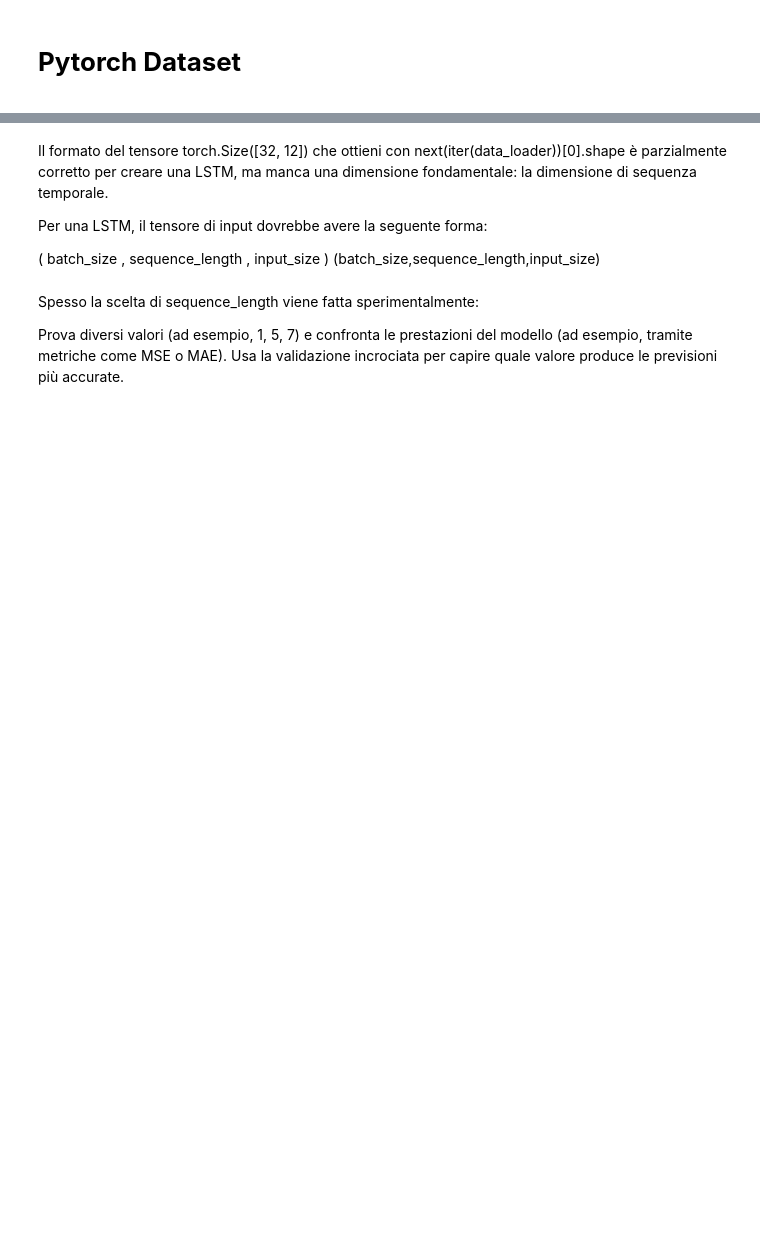
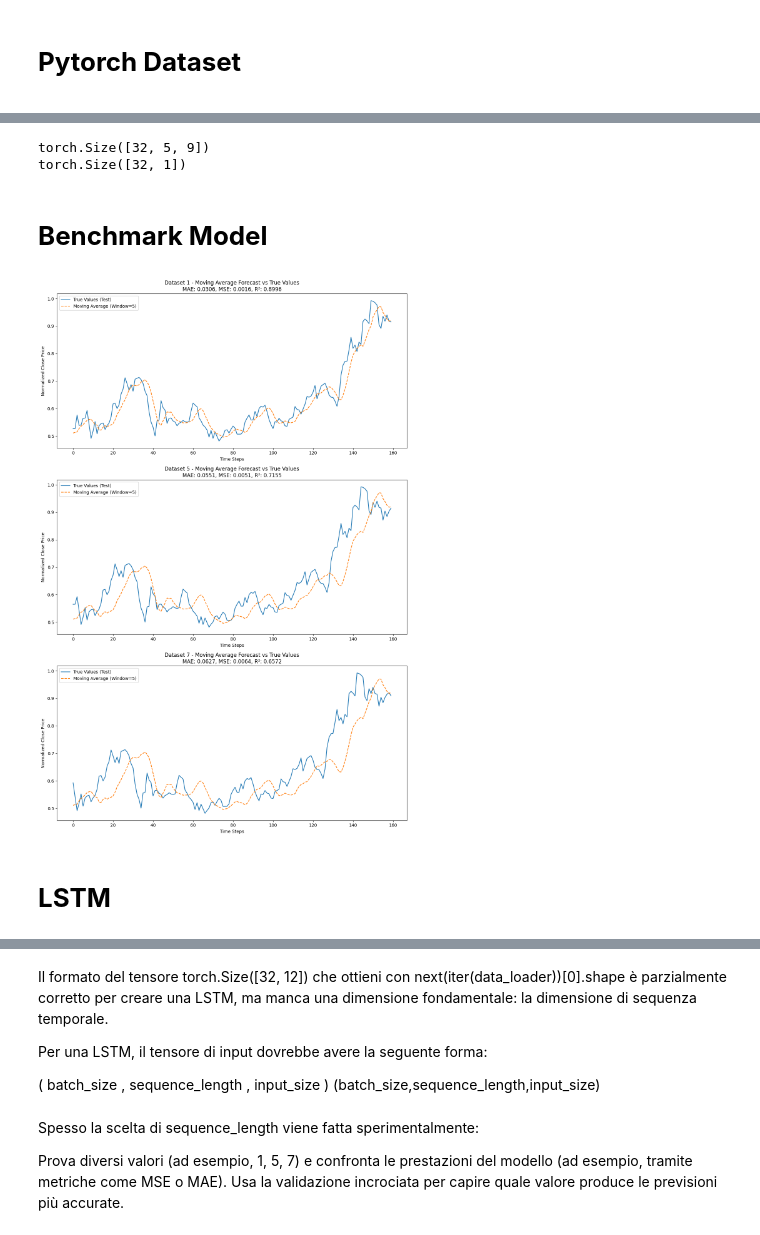
Before and after one commit to MicheleGiambelli/Deep-Learning-Project, a Jupyter notebook: Crypto_guru.ipynb, the cells around one changed output, grey strips where cells are left out. Drawn from its saved outputs; the diff is of its cells as text; code cells hidden in the pictures; blank space fills up the shorter version.

```diff
--- a/Crypto_guru.ipynb
+++ b/Crypto_guru.ipynb
@@ -647,0 +426,18 @@ plt.show()
+# %%
+# Splitting into training, validation, and test sets
+n = len(X_sequences)
+train_split = int(n * 0.7)  # First 70% of observations for training
+val_split = int(n * 0.9)    # Next 20% of observations for validation
+test_split = n              # Last 10% of observations for testing
+
+train_dataset = (X_tensor[:train_split], y_tensor[:train_split])
+val_dataset = (X_tensor[train_split:val_split], y_tensor[train_split:val_split])
+test_dataset = (X_tensor[val_split:test_split], y_tensor[val_split:test_split])
+
+train_dataset5 = (X_tensor[:train_split], y_tensor5[:train_split])
+val_dataset5 = (X_tensor[train_split:val_split], y_tensor5[train_split:val_split])
+test_dataset5 = (X_tensor[val_split:test_split], y_tensor5[val_split:test_split])
+
+train_dataset7 = (X_tensor[:train_split], y_tensor7[:train_split])
+val_dataset7 = (X_tensor[train_split:val_split], y_tensor7[train_split:val_split])
+test_dataset7 = (X_tensor[val_split:test_split], y_tensor7[val_split:test_split])
@@ -647,0 +464,58 @@ plt.show()
+# %%
+batch_X, batch_y = next(iter(train_loader))
+print(batch_X.shape)
+print(batch_y.shape)
+# %% [output]
+torch.Size([32, 5, 9])
+torch.Size([32, 1])
+# %% [markdown]
+# **Benchmark Model**
+# %%
+# List of datasets
+datasets = [(test_dataset, "Dataset 1"), (test_dataset5, "Dataset 5"), (test_dataset7, "Dataset 7")]
+
+# Window size for the moving average
+window_size = 5
+
+# Function to calculate the moving average
+def moving_average_forecast(data, window_size):
+    """
+    Calculates the moving average for the given data.
+    """
+    return np.convolve(data, np.ones(window_size) / window_size, mode='valid')
+
+# Plot configuration
+fig, axes = plt.subplots(3, 1, figsize=(12, 18))  # Create a figure with 3 rows for subplots
+
+for i, (dataset, title) in enumerate(datasets):
+    # Extract test data and true values
+    test_data = dataset[0].numpy()[:, -1, 0]  # Extract the last column of sequences (normalized Close)
+    true_values = dataset[1].numpy()[:, 0]   # Actual values (normalized Close)
+
+    # Calculate the moving average
+    y_pred = moving_average_forecast(test_data, window_size)
+
+    # Align true values with predictions
+    y_true = true_values[window_size-1:]
+
+    # Calculate metrics
+    mae_ma = mean_absolute_error(y_true, y_pred)
+    mse_ma = mean_squared_error(y_true, y_pred)
+    r2_ma = r2_score(y_true, y_pred)
+
+    # Plot the results
+    ax = axes[i]
+    ax.plot(range(len(y_true)), y_true, label="True Values (Test)", linestyle="-")
+    ax.plot(range(len(y_pred)), y_pred, label=f"Moving Average (Window={window_size})", linestyle="--")
+    ax.set_title(f"{title} - Moving Average Forecast vs True Values\nMAE: {mae_ma:.4f}, MSE: {mse_ma:.4f}, R²: {r2_ma:.4f}")
+    ax.set_xlabel("Time Steps")
+    ax.set_ylabel("Normalized Close Price")
+    ax.legend()
+
+# Adjust layout
+plt.tight_layout()
+plt.show()
+# %% [output]
+[figure, added]
+# %% [markdown]
+# **LSTM**
```
Also changed, not shown: parts of 69 cells of this notebook.
